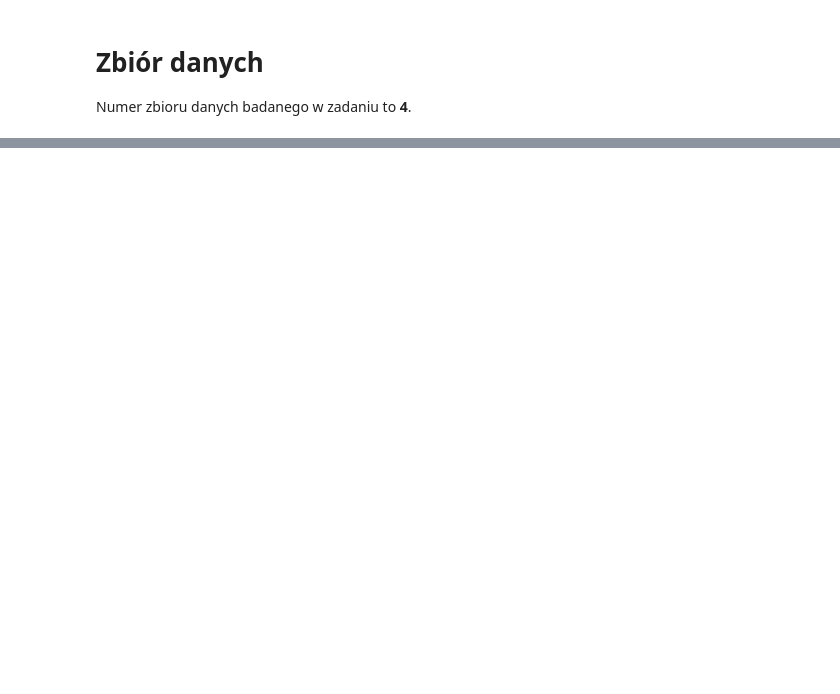
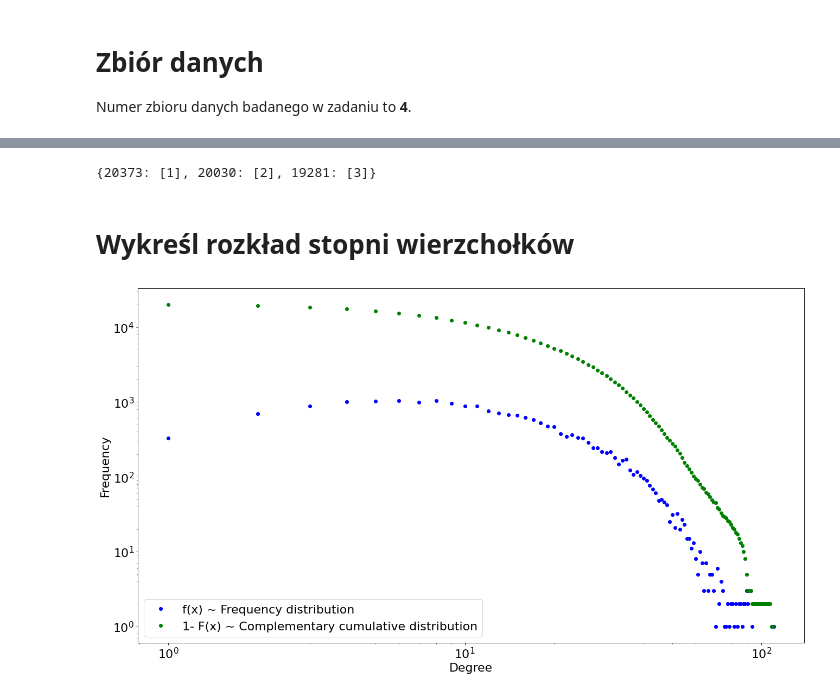
Before and after one commit to agrudkow/tass-project-1, a Jupyter notebook: notebooks/TASS_project_1.ipynb, the cells around one changed output, grey strips where cells are left out. Drawn from its saved outputs; the diff is of its cells as text; code cells hidden in the pictures; blank space fills up the shorter version.

```diff
--- a/notebooks/TASS_project_1.ipynb
+++ b/notebooks/TASS_project_1.ipynb
@@ -30,0 +152,29 @@ nx.shortest_path(G, 'A', 'D', weight='weight')
+# %%
+print(result)
+# %% [output]
+{20373: [1], 20030: [2], 19281: [3]}
+# %% [markdown]
+# Wykreśl rozkład stopni wierzchołków
+# %%
+from collections import Counter
+def calc_degree_distribution(graph):
+  degree_freq = nx.degree_histogram(graph)[1:]
+  degree_freq_cum_sum = np.cumsum(degree_freq)
+  complementary_degree_freq_cum_sum = np.max(degree_freq_cum_sum) - degree_freq_cum_sum
+  degrees = np.array(range(1, len(degree_freq) + 1))
+
+  return degree_freq, degree_freq_cum_sum, complementary_degree_freq_cum_sum, degrees
+
+def plot_degree_dist(degree_freq, degree_freq_cum_sum, complementary_degree_freq_cum_sum, degrees):
+  plt.figure(figsize=(22, 12))
+  plt.loglog(degrees, degree_freq,'bo')
+  plt.loglog(degrees, complementary_degree_freq_cum_sum,'go')
+  plt.xlabel('Degree')
+  plt.ylabel('Frequency')
+  plt.legend(['f(x) ~ Frequency distribution', '1- F(x) ~ Complementary cumulative distribution'], loc='lower left')
+# %%
+degree_freq, degree_freq_cum_sum, complementary_degree_freq_cum_sum, degrees = calc_degree_distribution(G_lcc)
+# %%
+plot_degree_dist(degree_freq, degree_freq_cum_sum, complementary_degree_freq_cum_sum, degrees)
+# %% [output]
+[figure, added]
```
Also changed, not shown: parts of 41 cells of this notebook.
